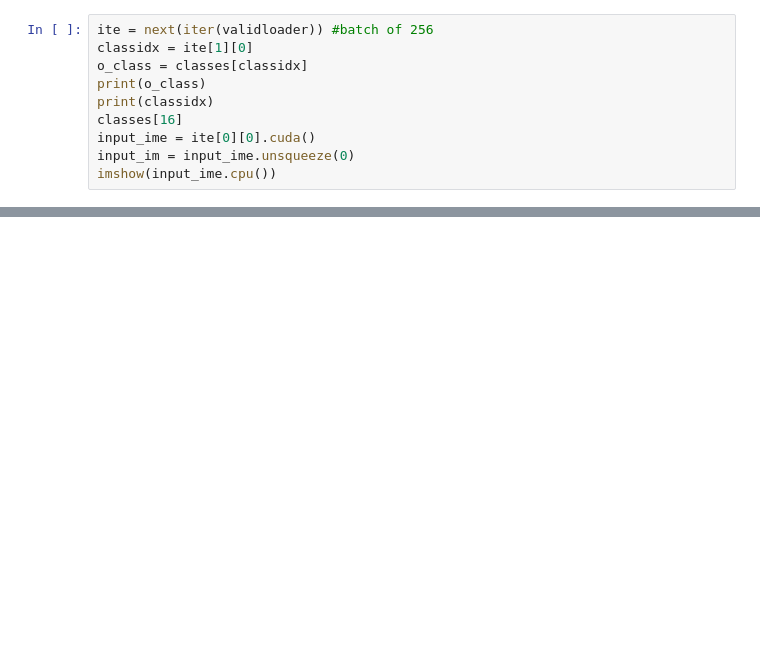
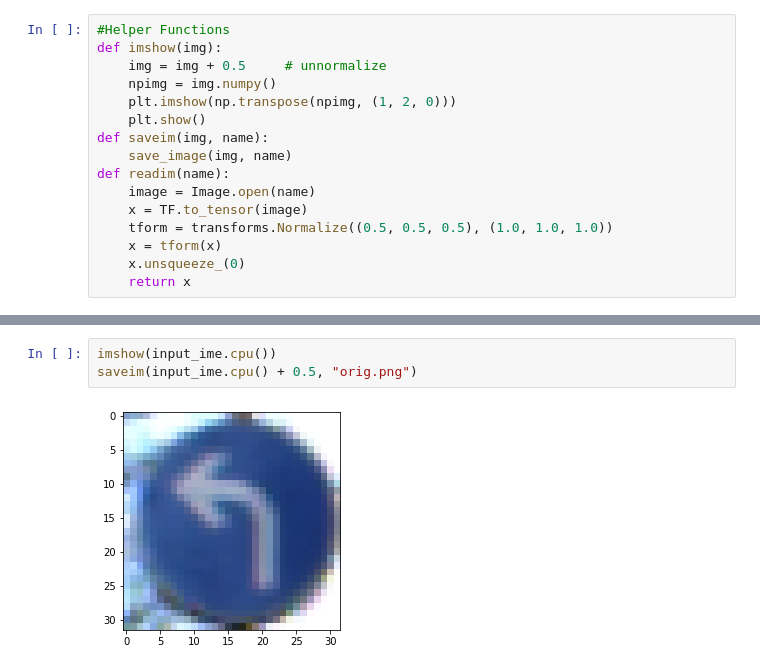
Before and after one commit to earlence-security/invis-perturbations, a Jupyter notebook: experiments.ipynb, the cells around one changed output, grey strips where cells are left out. Drawn from its saved outputs; the diff is of its cells as text; blank space fills up the shorter version.

```diff
--- a/experiments.ipynb
+++ b/experiments.ipynb
@@ -37,10 +61,16 @@ model.eval()
-# %%
-ite = next(iter(validloader)) #batch of 256
-classidx = ite[1][0]
-o_class = classes[classidx]
-print(o_class)
-print(classidx)
-classes[16]
-input_ime = ite[0][0].cuda()
-input_im = input_ime.unsqueeze(0)
-imshow(input_ime.cpu())
+# %%
+#Helper Functions
+def imshow(img):
+    img = img + 0.5     # unnormalize
+    npimg = img.numpy()
+    plt.imshow(np.transpose(npimg, (1, 2, 0)))
+    plt.show()
+def saveim(img, name):
+    save_image(img, name)
+def readim(name):
+    image = Image.open(name)
+    x = TF.to_tensor(image)
+    tform = transforms.Normalize((0.5, 0.5, 0.5), (1.0, 1.0, 1.0))
+    x = tform(x)
+    x.unsqueeze_(0)
+    return x
@@ -130,0 +197,5 @@ print(torch.min(input_im),torch.max(input_im))
+# %%
+imshow(input_ime.cpu())
+saveim(input_ime.cpu() + 0.5, "orig.png")
+# %% [output]
+[figure, added]
```
Also changed, not shown: parts of 17 cells of this notebook, 2 other files.
